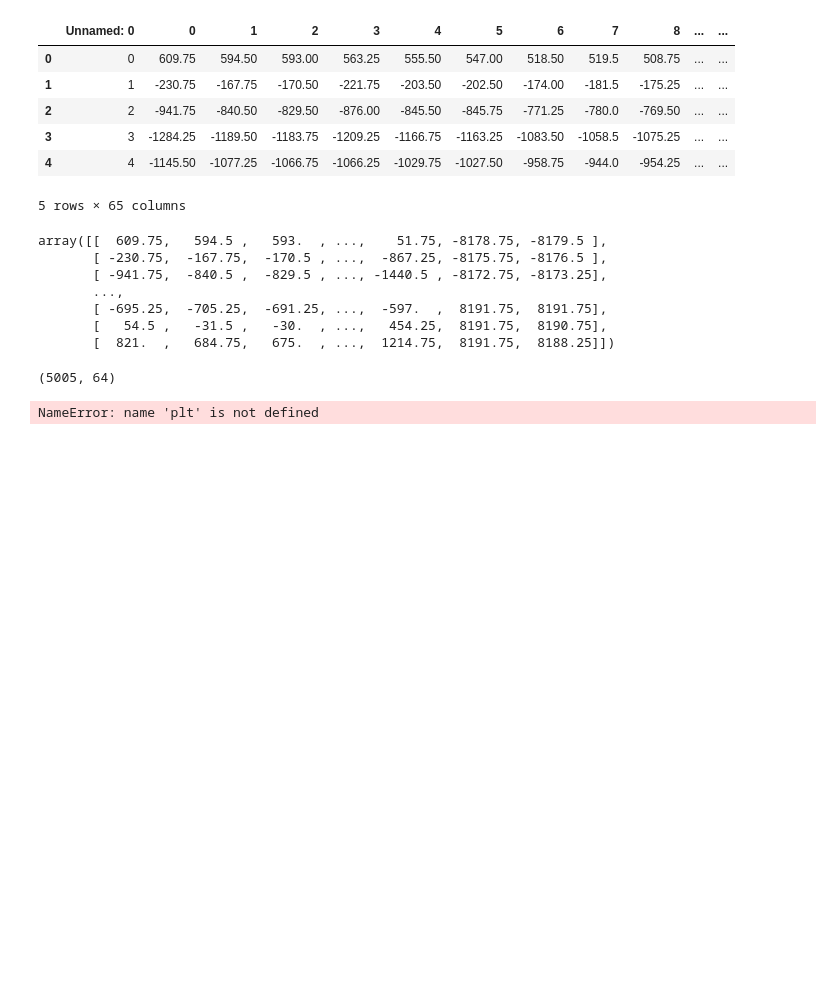
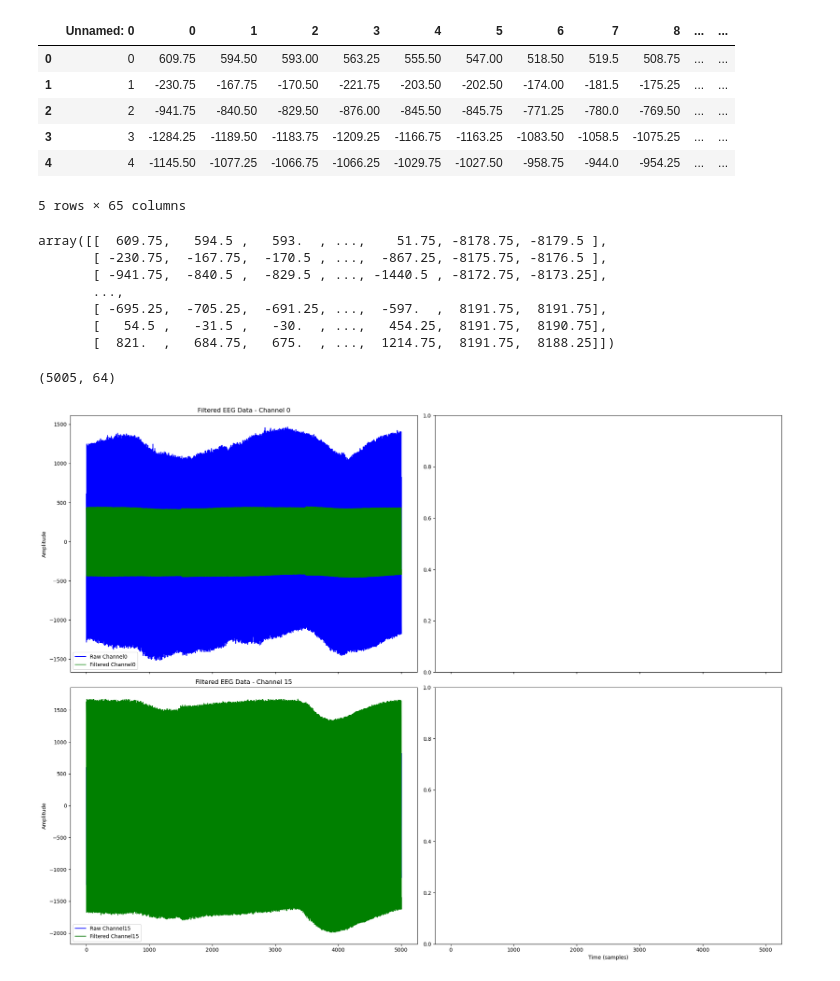
Before and after one commit to ScentNet-AI/data-engineering-pipeline, a Jupyter notebook: notebooks/data_cleaning.ipynb, the cells around one changed output. Drawn from its saved outputs; the diff is of its cells as text; code cells hidden in the pictures; blank space fills up the shorter version.

```diff
--- a/notebooks/data_cleaning.ipynb
+++ b/notebooks/data_cleaning.ipynb
@@ -62,23 +62,24 @@ filtered_data.shape
 # %%
 import matplotlib.pyplot as plt
 # %%
-channel_indices = [0,63]
+channel_indices = [0,15]
 time = range(filtered_data.shape[0])
 
 fig, axs = plt.subplots(2,2, figsize=(20,15), sharex=True)
 
 for i, idx in enumerate(channel_indices):
     axs[i, 0].plot(time, eeg_data[str(idx)], label=f"Raw Channel{idx}", color="blue")
     axs[i, 0].set_title(f"Raw EEG Data - Channel {idx}")
     axs[i, 0].set_ylabel("Amplitude")
     axs[i, 0].legend()
 
-    axs[i, 0].plot(time, filtered_data[:, idx], label=f"Raw Channel{idx}", color="blue")
+    axs[i, 0].plot(time, filtered_data[:, idx], label=f"Filtered Channel{idx}", color="green")
     axs[i, 0].set_title(f"Filtered EEG Data - Channel {idx}")
     axs[i, 0].set_ylabel("Amplitude")
     axs[i, 0].legend()
 
-axs.set_xlabel("Time (samples)")
+plt.xlabel("Time (samples)")
+plt.tight_layout()
 plt.show()
 # %% [output]
-NameError: name 'plt' is not defined
+[figure, added]
```
Also changed, not shown: parts of 1 cell of this notebook.
